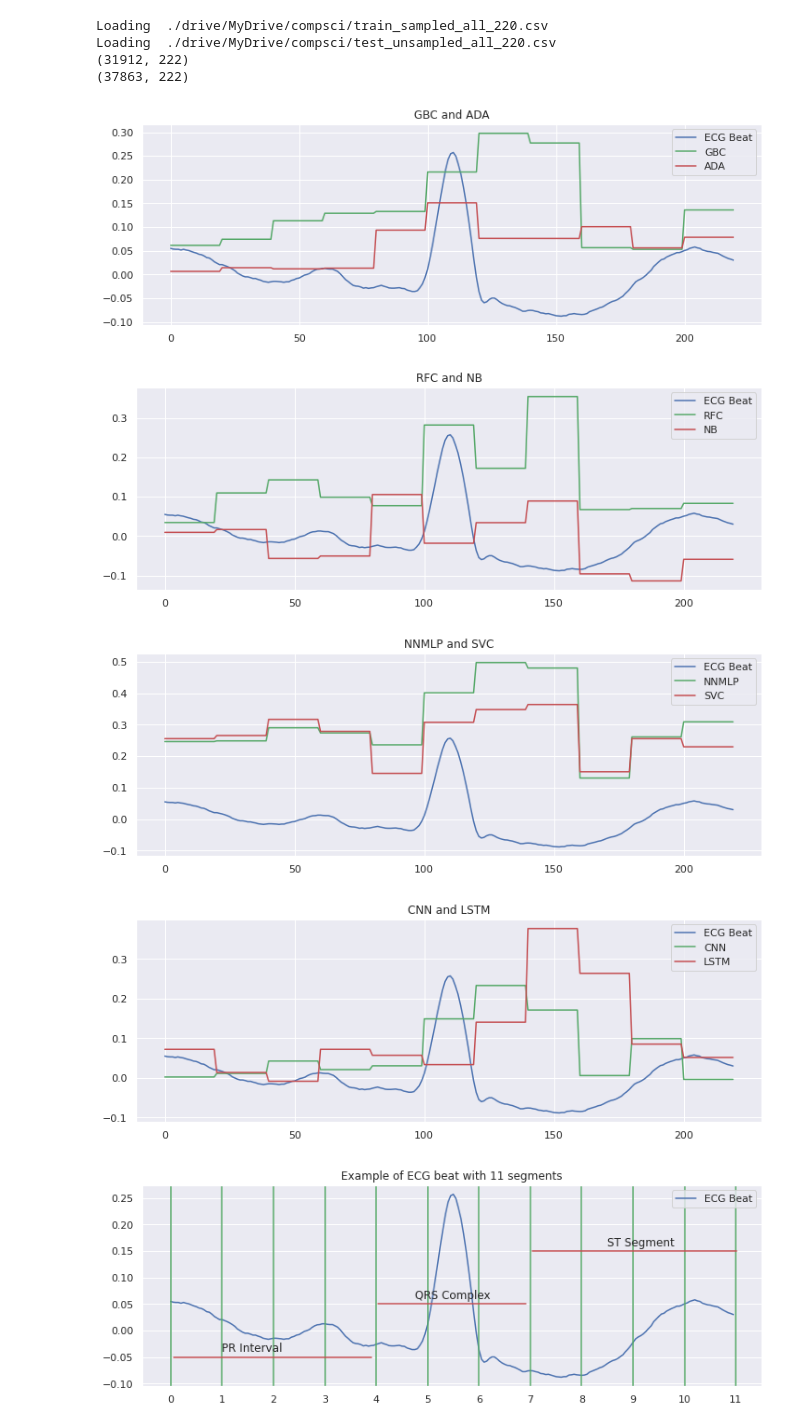
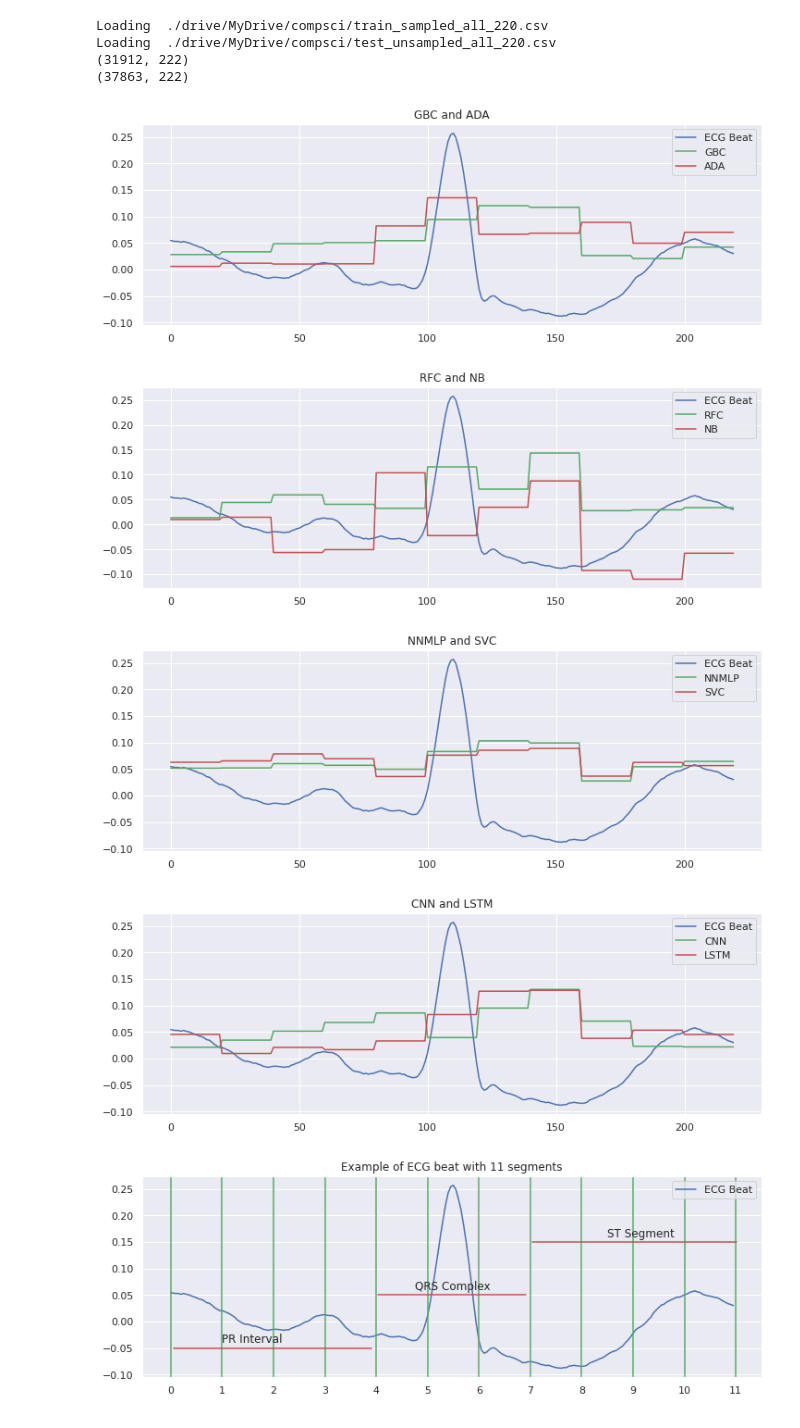
Before and after one commit to shouryaverma/cs_lvl4_project, a Jupyter notebook: code notebooks/feature_imp_plots.ipynb, the cells around one changed output. Drawn from its saved outputs; the diff is of its cells as text; code cells hidden in the pictures.

```diff
--- a/code notebooks/feature_imp_plots.ipynb
+++ b/code notebooks/feature_imp_plots.ipynb
@@ -55,3 +46,21 @@ lstm = [0.0240,0.0046,-0.0028,0.0240,0.0190,0.0112,0.0468,0.1254,0.0878,0.0284,0
+# %%
+gbc_pfi = pd.read_csv('./drive/MyDrive/compsci/pfi/gbc_pfi.csv')
+ada_pfi = pd.read_csv('./drive/MyDrive/compsci/pfi/ada_pfi.csv')
+rfc_pfi = pd.read_csv('./drive/MyDrive/compsci/pfi/rfc_pfi.csv')
+nb_pfi = pd.read_csv('./drive/MyDrive/compsci/pfi/nb_pfi.csv')
+nnmlp_pfi = pd.read_csv('./drive/MyDrive/compsci/pfi/nnmlp_pfi.csv')
+svc_pfi = pd.read_csv('./drive/MyDrive/compsci/pfi/svc_pfi.csv')
+lstm_pfi = pd.read_csv('./drive/MyDrive/compsci/pfi/lstm_pfi.csv')
+cnn_pfi = pd.read_csv('./drive/MyDrive/compsci/pfi/cnn_pfi.csv')
+# %%
+gbc_pfi = gbc_pfi.weight.values
+ada_pfi = ada_pfi.weight.values
+rfc_pfi = rfc_pfi.weight.values
+nb_pfi = nb_pfi.weight.values
+nnmlp_pfi = nnmlp_pfi.weight.values
+svc_pfi = svc_pfi.weight.values
+lstm_pfi = lstm_pfi.weight.values
+cnn_pfi = cnn_pfi.weight.values
 # %%
 from sklearn.preprocessing import normalize
 import seaborn as sns
@@ -70,40 +96,40 @@ n5= normalize(X_test)
 # %%
 plt.figure(figsize=(12,4))
 plt.plot(n5[0],color='b',label='ECG Beat')
-plt.plot(gbc*2,color='g',label='GBC')
-plt.plot(ada*2,color='r',label='ADA')
+plt.plot(gbc,color='g',label='GBC')
+plt.plot(ada,color='r',label='ADA')
 plt.title('GBC and ADA')
 plt.legend()
 plt.show()
 
 plt.figure(figsize=(12,4))
 plt.plot(n5[0],color='b',label='ECG Beat')
-plt.plot(rfc*2,color='g',label='RFC')
-plt.plot(nb*2,color='r',label='NB')
+plt.plot(rfc,color='g',label='RFC')
+plt.plot(nb,color='r',label='NB')
 plt.title('RFC and NB')
 plt.legend()
 plt.show()
 
 plt.figure(figsize=(12,4))
 plt.plot(n5[0],color='b',label='ECG Beat')
-plt.plot(nnmlp*2,color='g',label='NNMLP')
-plt.plot(svc*2,color='r',label='SVC')
+plt.plot(nnmlp,color='g',label='NNMLP')
+plt.plot(svc,color='r',label='SVC')
 plt.title('NNMLP and SVC')
 plt.legend()
 plt.show()
 
 plt.figure(figsize=(12,4))
 plt.plot(n5[0],color='b',label='ECG Beat')
-plt.plot(cnn*3,color='g',label='CNN')
-plt.plot(lstm*3,color='r',label='LSTM')
+plt.plot(cnn,color='g',label='CNN')
+plt.plot(lstm,color='r',label='LSTM')
 plt.title('CNN and LSTM')
 plt.legend()
 plt.show()
 # %% [output]
-[figure, old version]
+[figure, new version]
-[figure, old version]
+[figure, new version]
-[figure, old version]
+[figure, new version]
-[figure, old version]
+[figure, new version]
 # %%
 plt.figure(figsize=(12,4))
 plt.plot(n5[0],color='b',label='ECG Beat')
```
Also changed, not shown: parts of 7 cells of this notebook, 13 other files.
